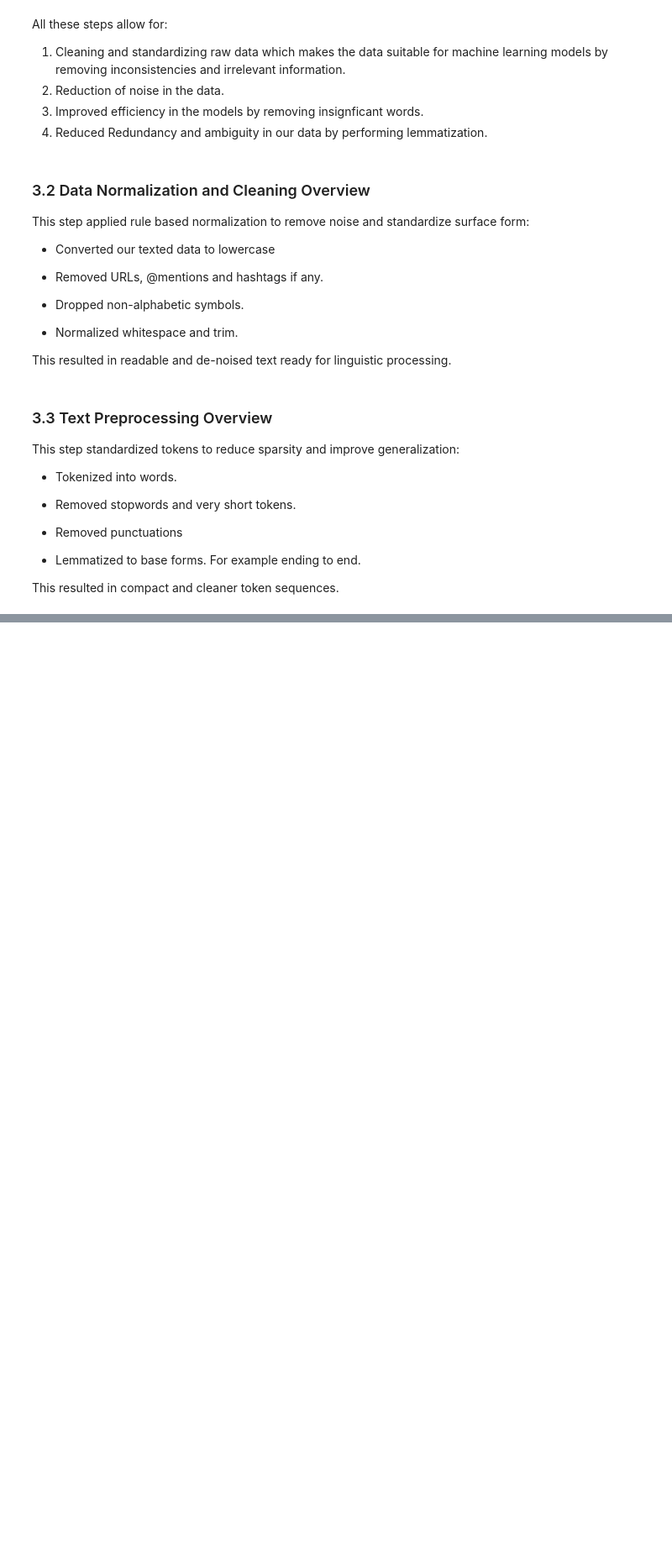
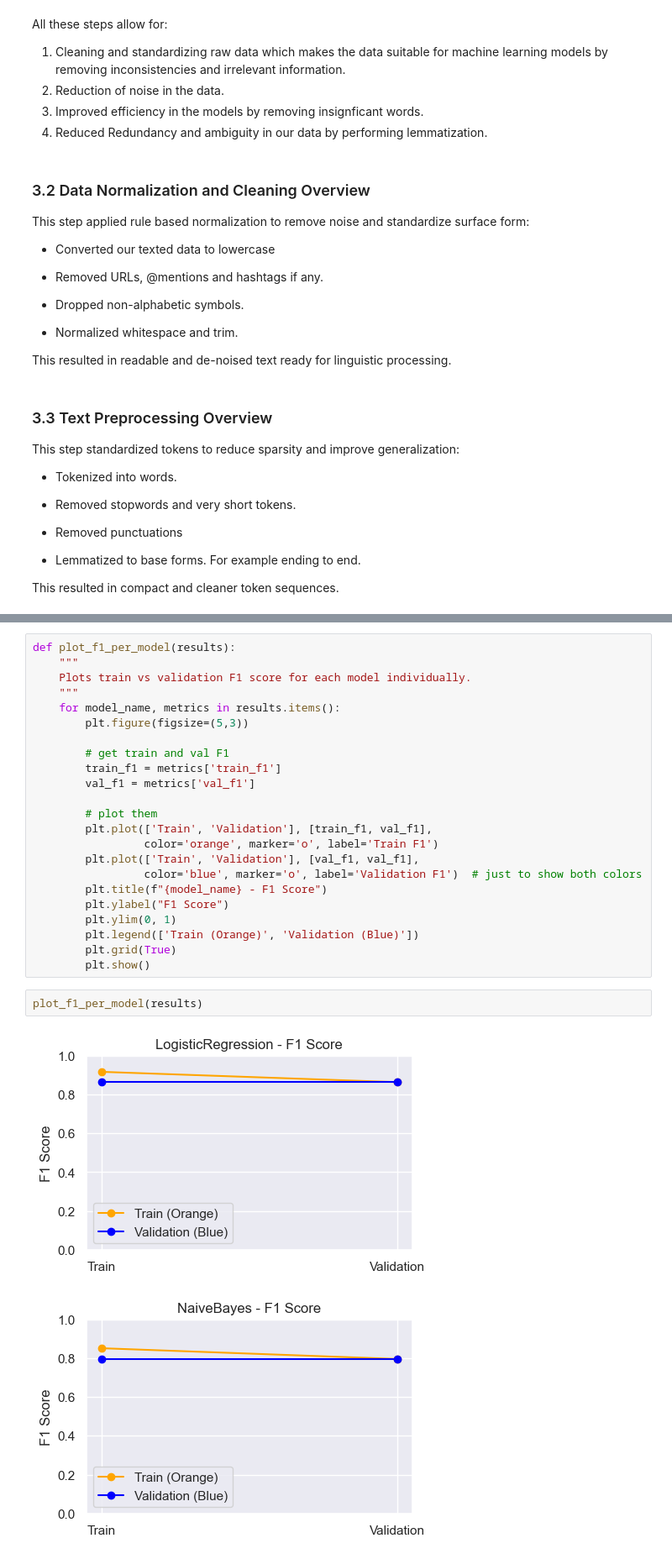
Before and after one commit to Elvis-562/Capstone.project, a Jupyter notebook: Capstone_project.ipynb, the cells around one changed output, grey strips where cells are left out. Shown at 84% size. Drawn from its saved outputs; the diff is of its cells as text; blank space fills up the shorter version.

```diff
--- a/Capstone_project.ipynb
+++ b/Capstone_project.ipynb
@@ -1040,0 +1438,28 @@ This resulted in compact and cleaner token sequences.
+# %%
+def plot_f1_per_model(results):
+    """
+    Plots train vs validation F1 score for each model individually.
+    """
+    for model_name, metrics in results.items():
+        plt.figure(figsize=(5,3))
+
+        # get train and val F1
+        train_f1 = metrics['train_f1']
+        val_f1 = metrics['val_f1']
+
+        # plot them
+        plt.plot(['Train', 'Validation'], [train_f1, val_f1],
+                 color='orange', marker='o', label='Train F1')
+        plt.plot(['Train', 'Validation'], [val_f1, val_f1],
+                 color='blue', marker='o', label='Validation F1')  # just to show both colors
+        plt.title(f"{model_name} - F1 Score")
+        plt.ylabel("F1 Score")
+        plt.ylim(0, 1)
+        plt.legend(['Train (Orange)', 'Validation (Blue)'])
+        plt.grid(True)
+        plt.show()
+# %%
+plot_f1_per_model(results)
+# %% [output]
+[figure, added]
+[figure, added]
```
Also changed, not shown: parts of 46 cells of this notebook.
